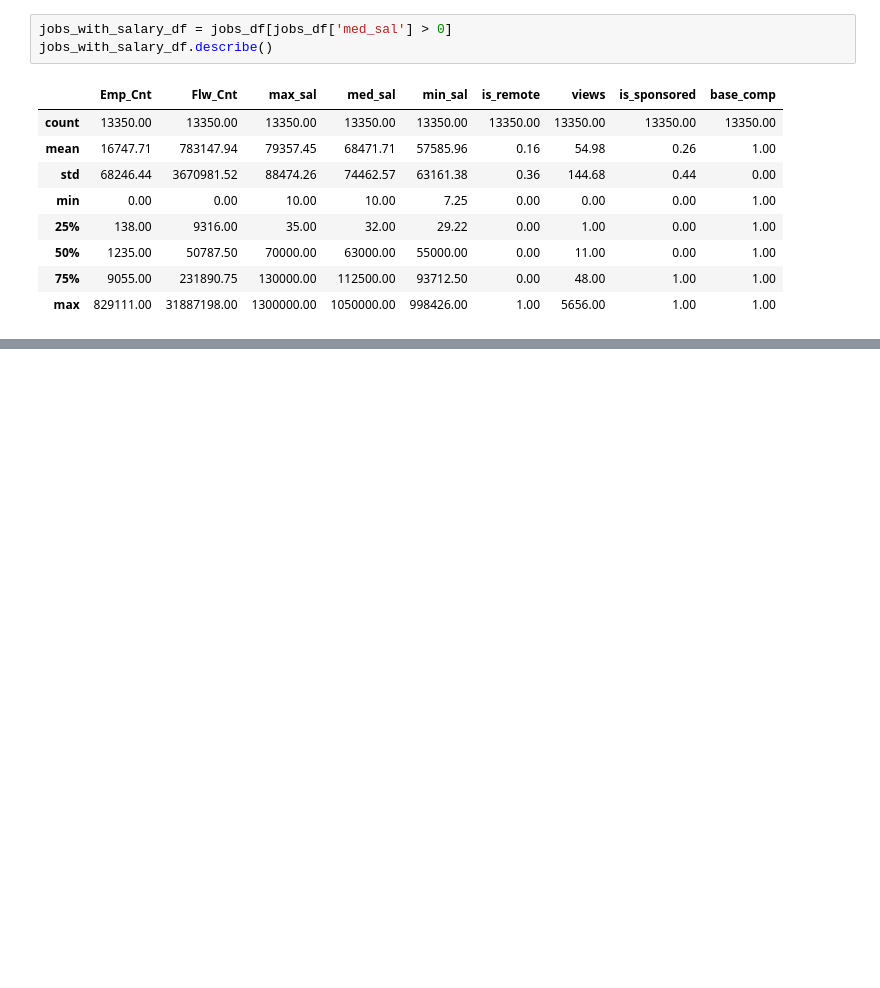
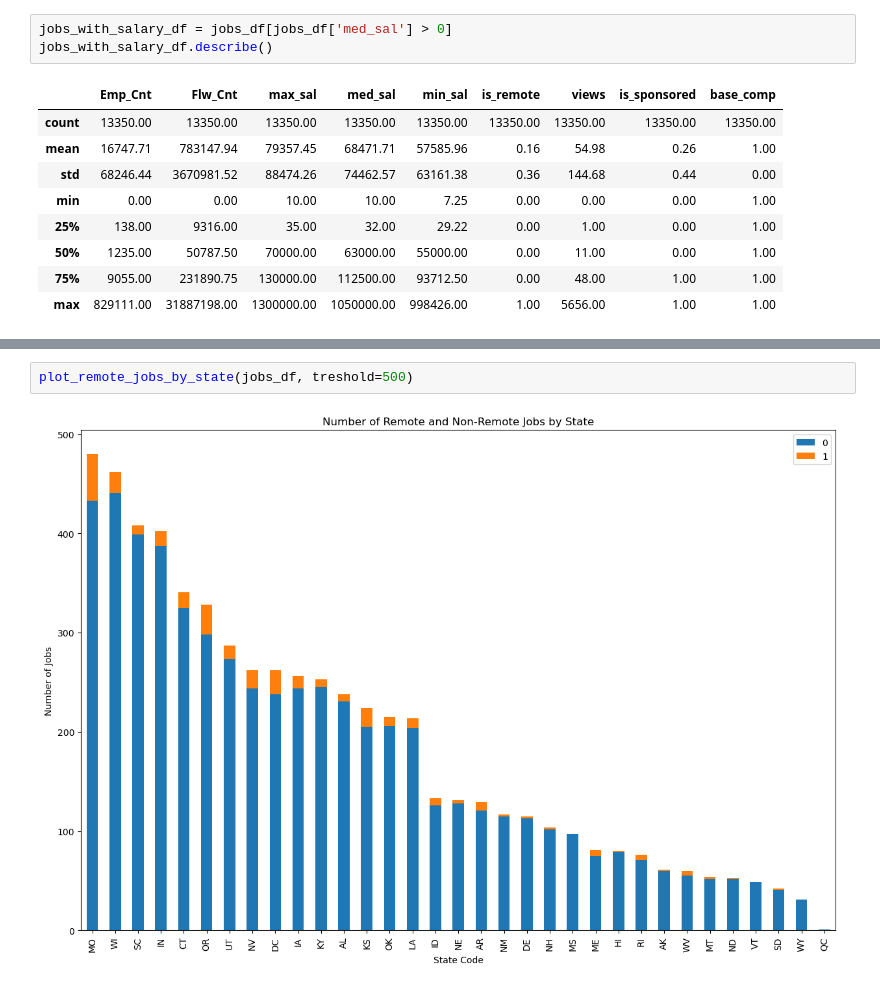
Before and after one commit to Qubi0-0/LinkedInJobSalaryPredict, a Jupyter notebook: jobs_eda.ipynb, the cells around one changed output, grey strips where cells are left out. Drawn from its saved outputs; the diff is of its cells as text; blank space fills up the shorter version.

```diff
--- a/jobs_eda.ipynb
+++ b/jobs_eda.ipynb
@@ -100,0 +167,4 @@ jobs_with_salary_df.describe()
+# %%
+plot_remote_jobs_by_state(jobs_df, treshold=500)
+# %% [output]
+[figure, added]
```
Also changed, not shown: parts of 2 cells of this notebook.
